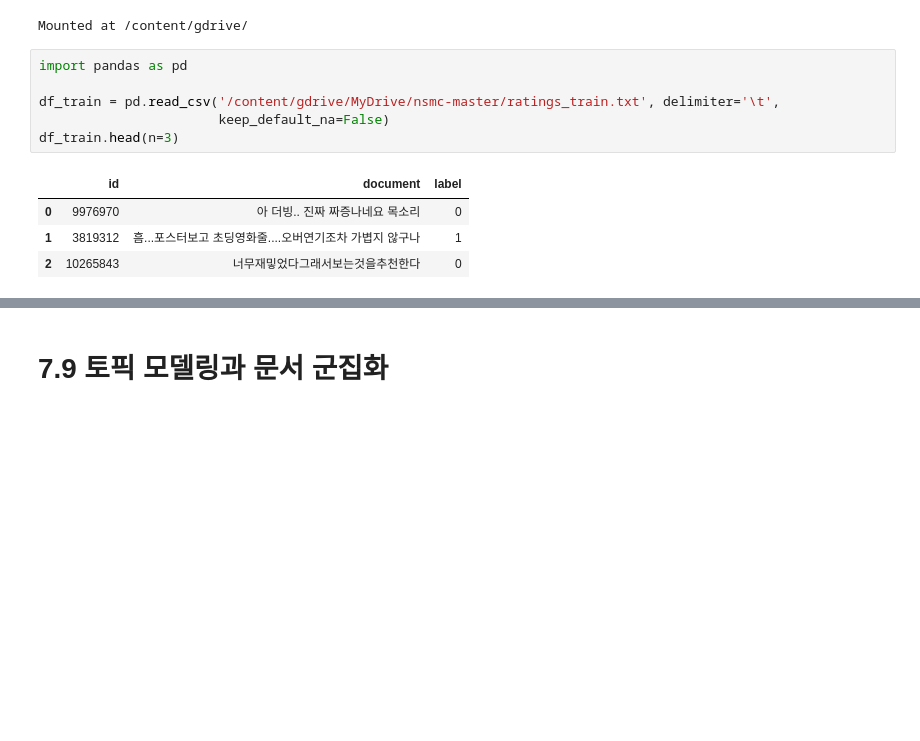
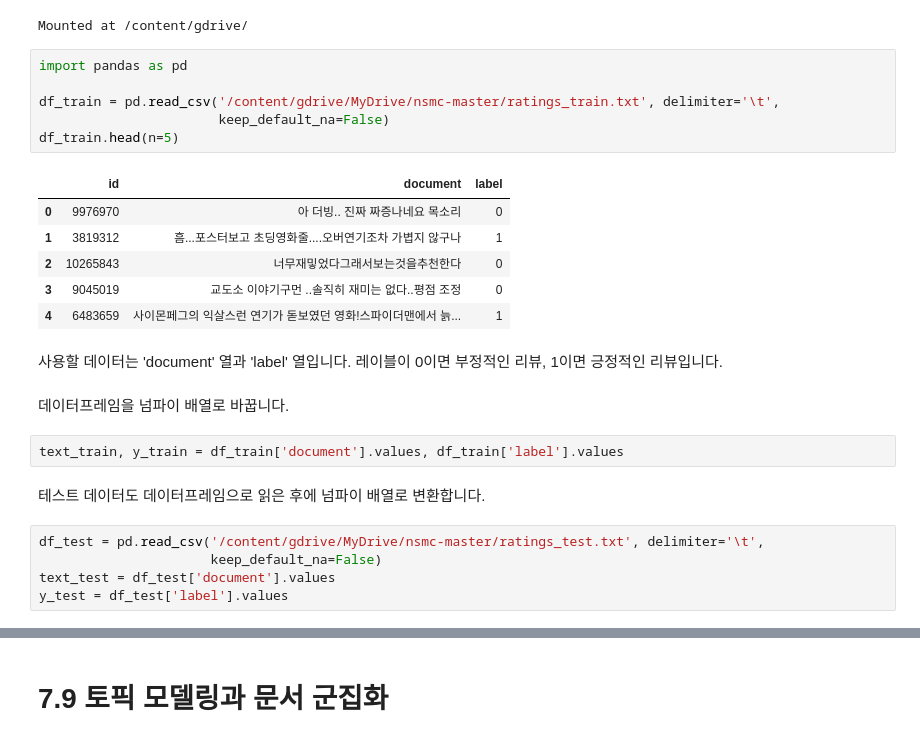
Before and after one commit to LeeSeungwon89/Machine-learning_Theory, a Jupyter notebook: CHAPTER7 텍스트 데이터 다루기.ipynb, the cells around one changed output, grey strips where cells are left out. Drawn from its saved outputs; the diff is of its cells as text; blank space fills up the shorter version.

```diff
--- a/CHAPTER7 텍스트 데이터 다루기.ipynb
+++ b/CHAPTER7 텍스트 데이터 다루기.ipynb
@@ -721,11 +721,26 @@ Mounted at /content/gdrive/
 # %%
 import pandas as pd
 
 df_train = pd.read_csv('/content/gdrive/MyDrive/nsmc-master/ratings_train.txt', delimiter='\t',
                        keep_default_na=False)
-df_train.head(n=3)
+df_train.head(n=5)
 # %% [output]
 |  | id | document | label |
 | 0 | 9976970 | 아 더빙.. 진짜 짜증나네요 목소리 | 0 |
 | 1 | 3819312 | 흠...포스터보고 초딩영화줄....오버연기조차 가볍지 않구나 | 1 |
 | 2 | 10265843 | 너무재밓었다그래서보는것을추천한다 | 0 |
+| 3 | 9045019 | 교도소 이야기구먼 ..솔직히 재미는 없다..평점 조정 | 0 |
+| 4 | 6483659 | 사이몬페그의 익살스런 연기가 돋보였던 영화!스파이더맨에서 늙... | 1 |
+# %% [markdown]
+사용할 데이터는 'document' 열과 'label' 열입니다. 레이블이 0이면 부정적인 리뷰, 1이면 긍정적인 리뷰입니다.
+# %% [markdown]
+데이터프레임을 넘파이 배열로 바꿉니다.
+# %%
+text_train, y_train = df_train['document'].values, df_train['label'].values
+# %% [markdown]
+테스트 데이터도 데이터프레임으로 읽은 후에 넘파이 배열로 변환합니다.
+# %%
+df_test = pd.read_csv('/content/gdrive/MyDrive/nsmc-master/ratings_test.txt', delimiter='\t',
+                      keep_default_na=False)
+text_test = df_test['document'].values
+y_test = df_test['label'].values
```
Also changed, not shown: parts of 14 cells of this notebook.
